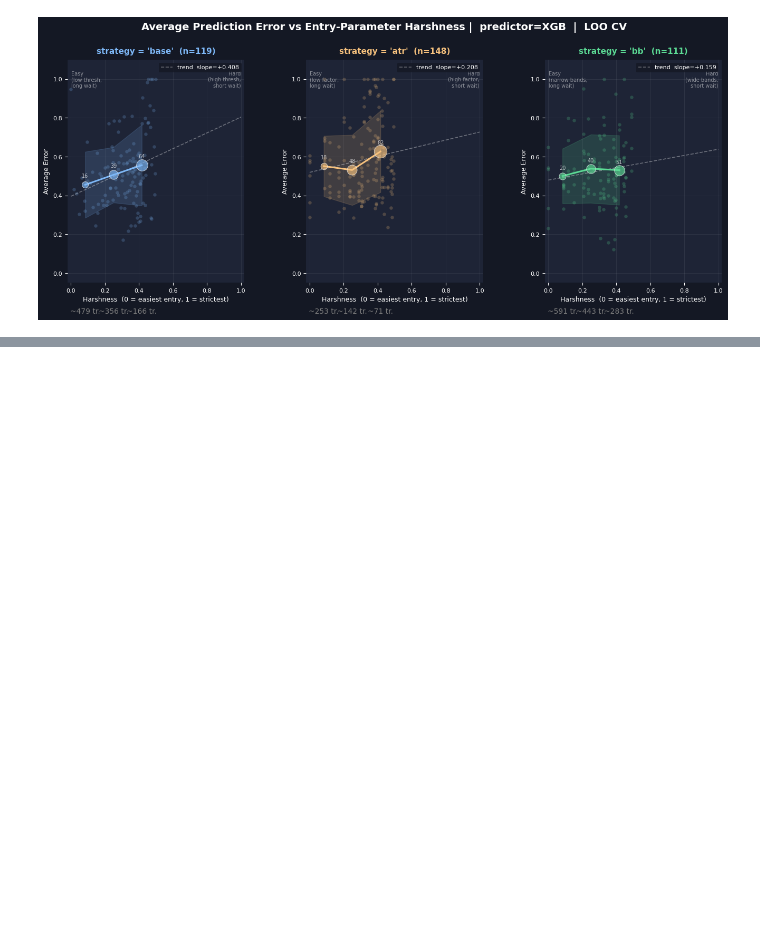
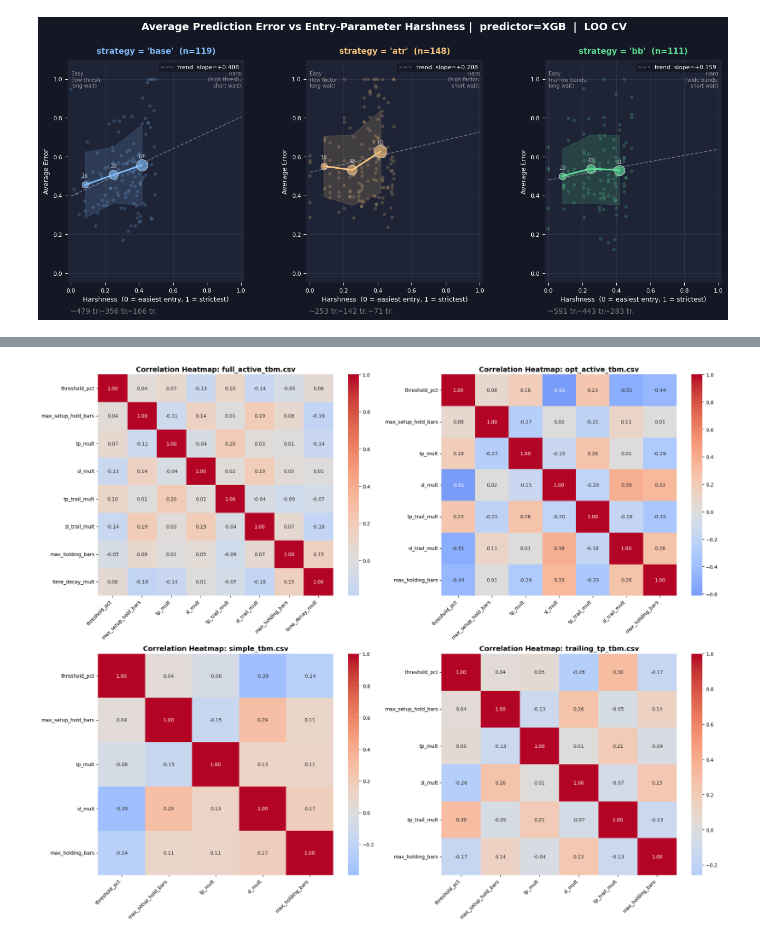
Before and after one commit to Tom-Wasko/lyse-lby, a Jupyter notebook: odbicie/main.ipynb, the cells around one changed output, grey strips where cells are left out. Saved outputs shown, nothing was run; the diff lists cells and outputs as text; code cells hidden in the pictures; blank space fills up the shorter version.

```diff
--- a/odbicie/main.ipynb
+++ b/odbicie/main.ipynb
@@ -1239,0 +1241,47 @@ Done!
+# %%
+import pandas as pd
+import seaborn as sns
+import matplotlib.pyplot as plt
+import os
+
+# Define file paths
+files = [
+    r'c:\Users\PC\Documents\Antigravity\lyse-lby\odbicie\dane\full_active_tbm.csv',
+    r'c:\Users\PC\Documents\Antigravity\lyse-lby\odbicie\dane\opt_active_tbm.csv',
+    r'c:\Users\PC\Documents\Antigravity\lyse-lby\odbicie\dane\simple_tbm.csv',
+    r'c:\Users\PC\Documents\Antigravity\lyse-lby\odbicie\dane\trailing_tp_tbm.csv'
+]
+
+# Parameters to analyze
+entry_params = ['threshold_pct', 'max_setup_hold_bars']
+tbm_potential_params = ['tp_mult', 'sl_mult', 'tp_trail_mult', 'sl_trail_mult', 'max_holding_bars', 'time_decay_mult']
+
+# Setup plotting
+fig, axes = plt.subplots(2, 2, figsize=(20, 16))
+axes = axes.flatten()
+
+for i, file_path in enumerate(files):
+    if not os.path.exists(file_path):
+        print(f"File not found: {file_path}")
+        continue
+
+    # Load data
+    df = pd.read_csv(file_path)
+    filename = os.path.basename(file_path)
+
+    # Identify available columns in this specific file
+    available_tbm = [c for c in tbm_potential_params if c in df.columns]
+    cols_to_corr = entry_params + available_tbm
+
+    # Calculate correlation matrix
+    corr_matrix = df[cols_to_corr].corr()
+
+    # Plot heatmap
+    sns.heatmap(corr_matrix, annot=True, cmap='coolwarm', fmt=".2f", ax=axes[i], center=0)
+    axes[i].set_title(f'Correlation Heatmap: {filename}', fontsize=14, fontweight='bold')
+    axes[i].set_xticklabels(axes[i].get_xticklabels(), rotation=45, horizontalalignment='right')
+
+plt.tight_layout()
+plt.show()
+# %% [output]
+[figure, added]
```
Also changed, not shown: parts of 8 cells of this notebook, 13 other files.
